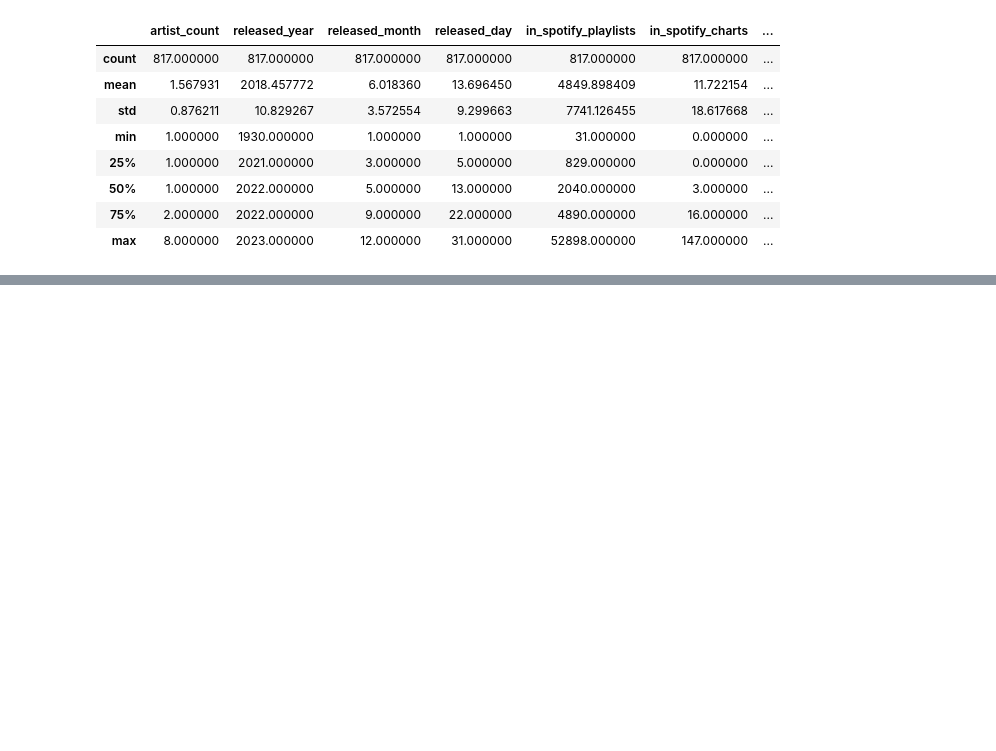
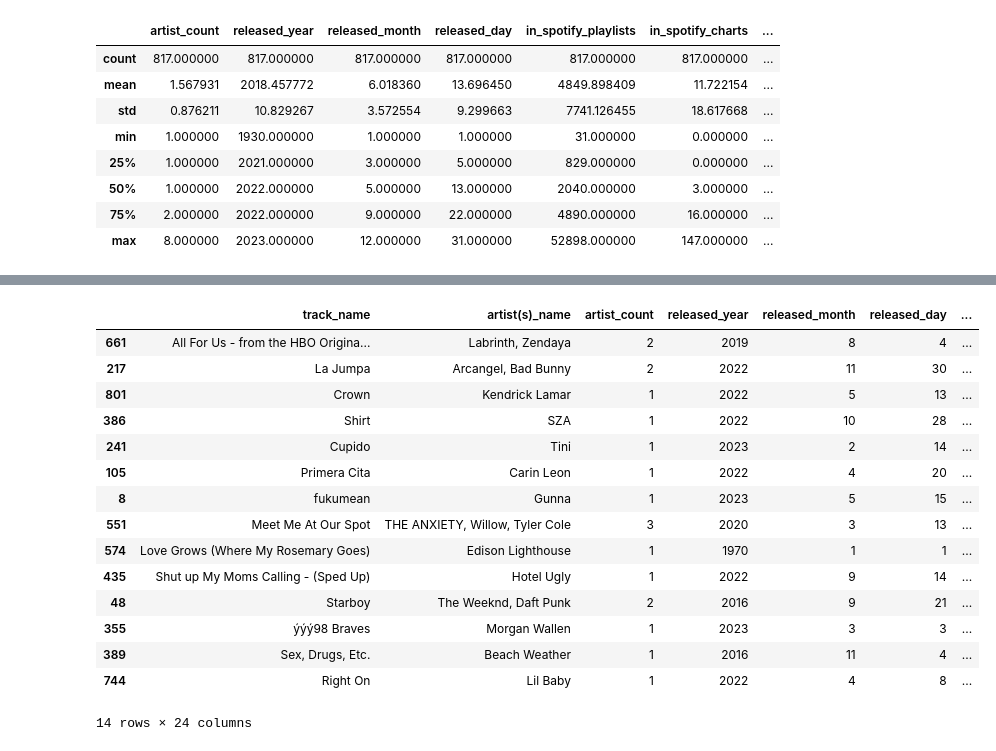
Before and after one commit to AmbitiousRabbit/S4-Web-App-Project, a Jupyter notebook: Spotifys_EDA.ipynb, the cells around one changed output, grey strips where cells are left out. Cells and saved outputs as stored; diff of their text form; code cells hidden in the pictures; blank space fills up the shorter version.

```diff
--- a/Spotifys_EDA.ipynb
+++ b/Spotifys_EDA.ipynb
@@ -183,0 +224,20 @@ df.describe()
+# %%
+#Delete later
+df.sample(14)
+# %% [output]
+|  | track_name | artist(s)_name | artist_count | released_year | released_month | released_day | ... |
+| 661 | All For Us - from the HBO Origina... | Labrinth, Zendaya | 2 | 2019 | 8 | 4 | ... |
+| 217 | La Jumpa | Arcangel, Bad Bunny | 2 | 2022 | 11 | 30 | ... |
+| 801 | Crown | Kendrick Lamar | 1 | 2022 | 5 | 13 | ... |
+| 386 | Shirt | SZA | 1 | 2022 | 10 | 28 | ... |
+| 241 | Cupido | Tini | 1 | 2023 | 2 | 14 | ... |
+| 105 | Primera Cita | Carin Leon | 1 | 2022 | 4 | 20 | ... |
+| 8 | fukumean | Gunna | 1 | 2023 | 5 | 15 | ... |
+| 551 | Meet Me At Our Spot | THE ANXIETY, Willow, Tyler Cole | 3 | 2020 | 3 | 13 | ... |
+| 574 | Love Grows (Where My Rosemary Goes) | Edison Lighthouse | 1 | 1970 | 1 | 1 | ... |
+| 435 | Shut up My Moms Calling - (Sped Up) | Hotel Ugly | 1 | 2022 | 9 | 14 | ... |
+| 48 | Starboy | The Weeknd, Daft Punk | 2 | 2016 | 9 | 21 | ... |
+| 355 | ýýý98 Braves | Morgan Wallen | 1 | 2023 | 3 | 3 | ... |
+| 389 | Sex, Drugs, Etc. | Beach Weather | 1 | 2016 | 11 | 4 | ... |
+| 744 | Right On | Lil Baby | 1 | 2022 | 4 | 8 | ... |
+14 rows × 24 columns
```
Also changed, not shown: parts of 2 cells of this notebook.
